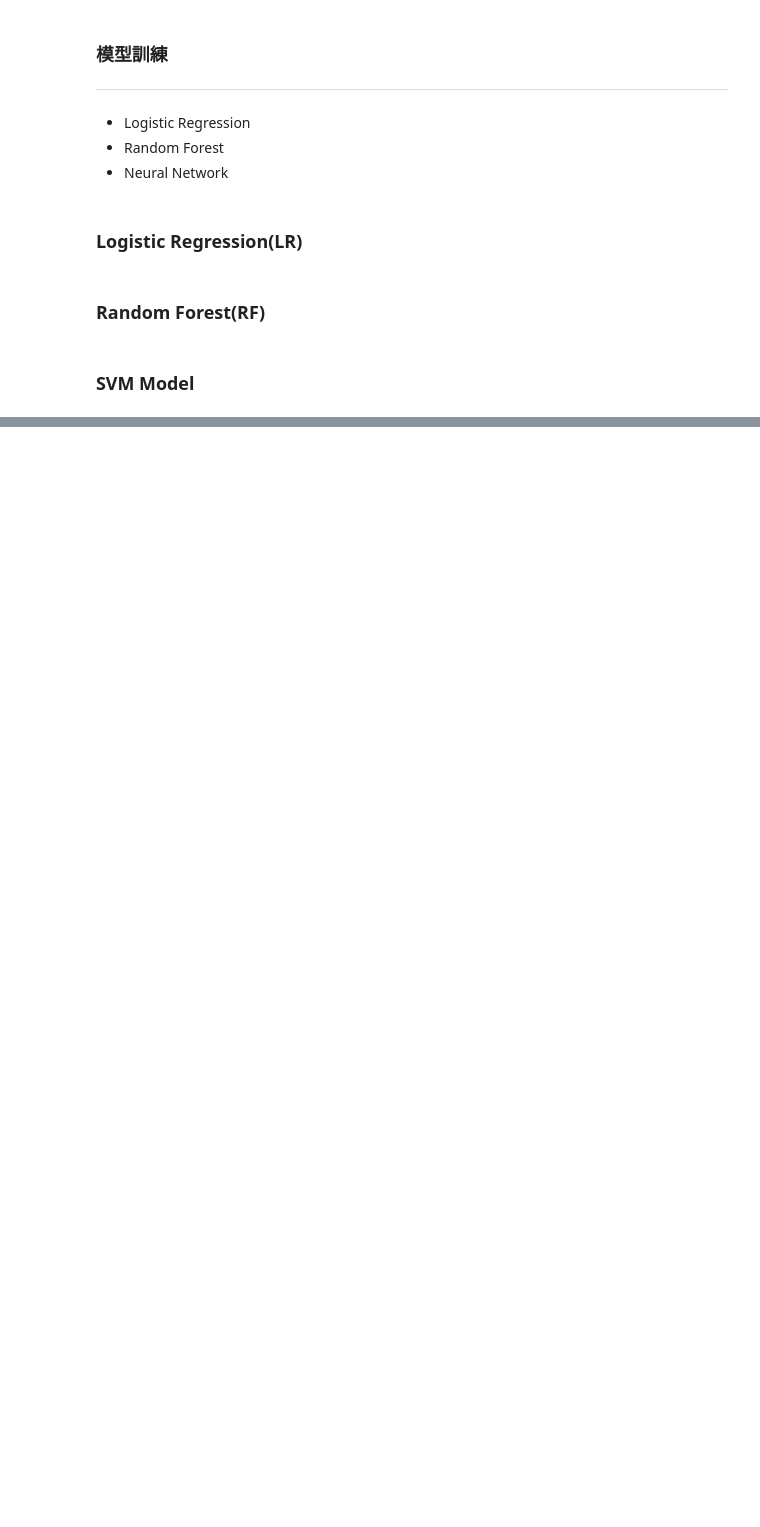
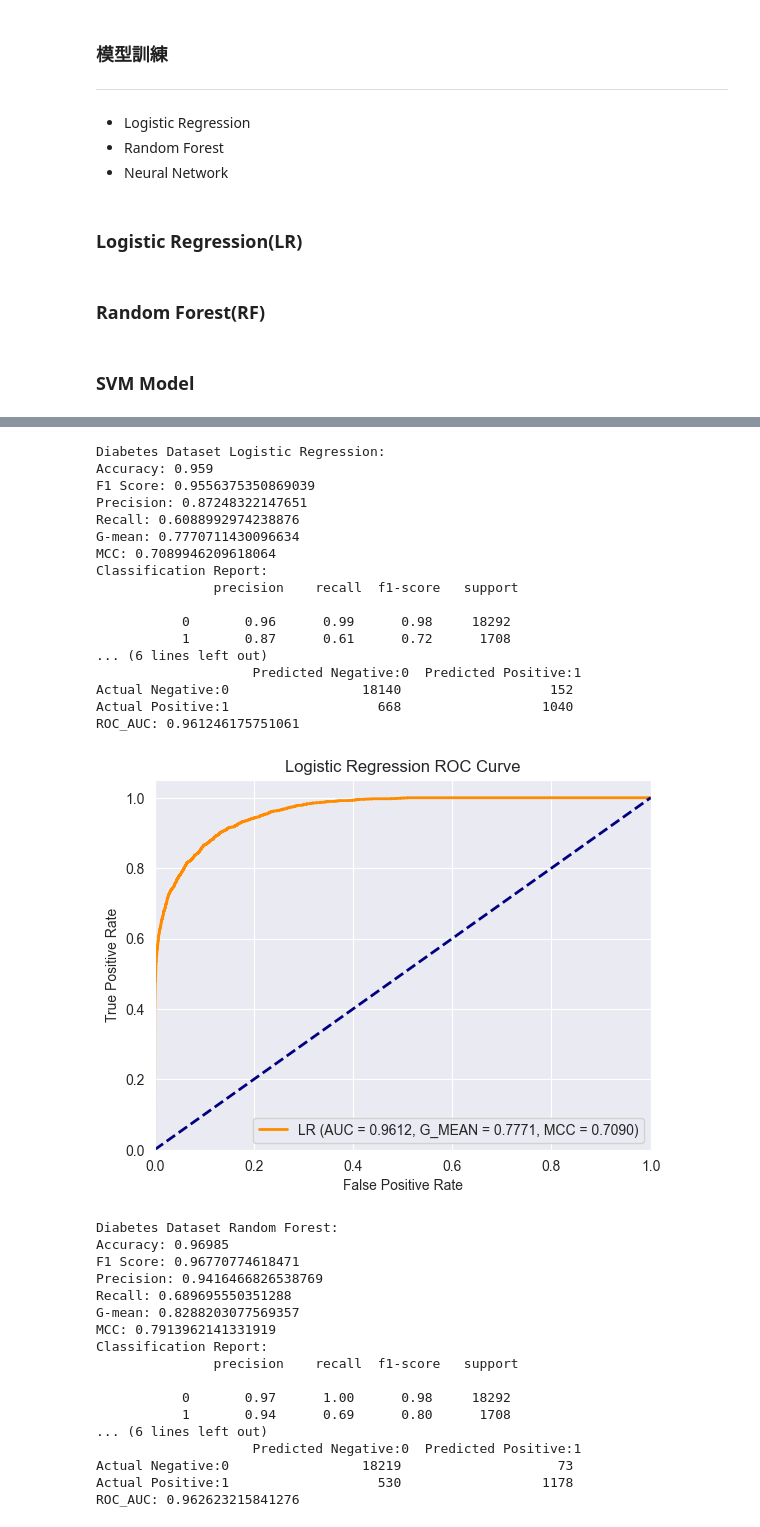
Before and after one commit to moonionn/sampling-method-project, a Jupyter notebook: training/origin-train.ipynb, the cells around one changed output, grey strips where cells are left out. Drawn from its saved outputs; the diff is of its cells as text; code cells hidden in the pictures; blank space fills up the shorter version.

```diff
--- a/training/origin-train.ipynb
+++ b/training/origin-train.ipynb
@@ -83,16 +64,7 @@ from sklearn.metrics import accuracy_score, classification_report, confusion_mat
 import matplotlib.pyplot as plt
 # %%
 def display_confusion_matrix(y_true, y_pred):
-    """
-    Displays confusion matrix with labels for better readability.
 
-    Parameters:
-        y_true (array-like): True labels of the data.
-        y_pred (array-like): Predicted labels by the model.
-
-    Returns:
-        A formatted confusion matrix as a Pandas DataFrame.
-    """
     # Generating the confusion matrix
     cm = confusion_matrix(y_true, y_pred)
     # Assuming binary classification for simplicity; adjust if needed for multi-class
@@ -329,0 +299,41 @@ Actual Positive:1                   738                   970
+# %%
+# Diabetes
+lr_diabetes_result = train_evaluate_lr(X_train_scaled_diabetes, X_test_scaled_diabetes, y_train_diabetes, y_test_diabetes, model_name='Diabetes Dataset Logistic Regression')
+rf_diabetes_result = train_evaluate_rf(X_train_scaled_diabetes, X_test_scaled_diabetes, y_train_diabetes, y_test_diabetes, model_name='Diabetes Dataset Random Forest')
+svm_diabetes_result = train_evaluate_svm(X_train_scaled_diabetes, X_test_scaled_diabetes, y_train_diabetes, y_test_diabetes, model_name='Diabetes Dataset SVM')
+# %% [output]
+Diabetes Dataset Logistic Regression:
+Accuracy: 0.959
+F1 Score: 0.9556375350869039
+Precision: 0.87248322147651
+Recall: 0.6088992974238876
+G-mean: 0.7770711430096634
+MCC: 0.7089946209618064
+Classification Report:
+               precision    recall  f1-score   support
+
+           0       0.96      0.99      0.98     18292
+           1       0.87      0.61      0.72      1708
+... (6 lines left out)
+                    Predicted Negative:0  Predicted Positive:1
+Actual Negative:0                 18140                   152
+Actual Positive:1                   668                  1040
+ROC_AUC: 0.961246175751061
+[figure, added]
+Diabetes Dataset Random Forest:
+Accuracy: 0.96985
+F1 Score: 0.96770774618471
+Precision: 0.9416466826538769
+Recall: 0.689695550351288
+G-mean: 0.8288203077569357
+MCC: 0.7913962141331919
+Classification Report:
+               precision    recall  f1-score   support
+
+           0       0.97      1.00      0.98     18292
+           1       0.94      0.69      0.80      1708
+... (6 lines left out)
+                    Predicted Negative:0  Predicted Positive:1
+Actual Negative:0                 18219                    73
+Actual Positive:1                   530                  1178
+ROC_AUC: 0.962623215841276
```
Also changed, not shown: parts of 10 cells of this notebook, 4 other files.
